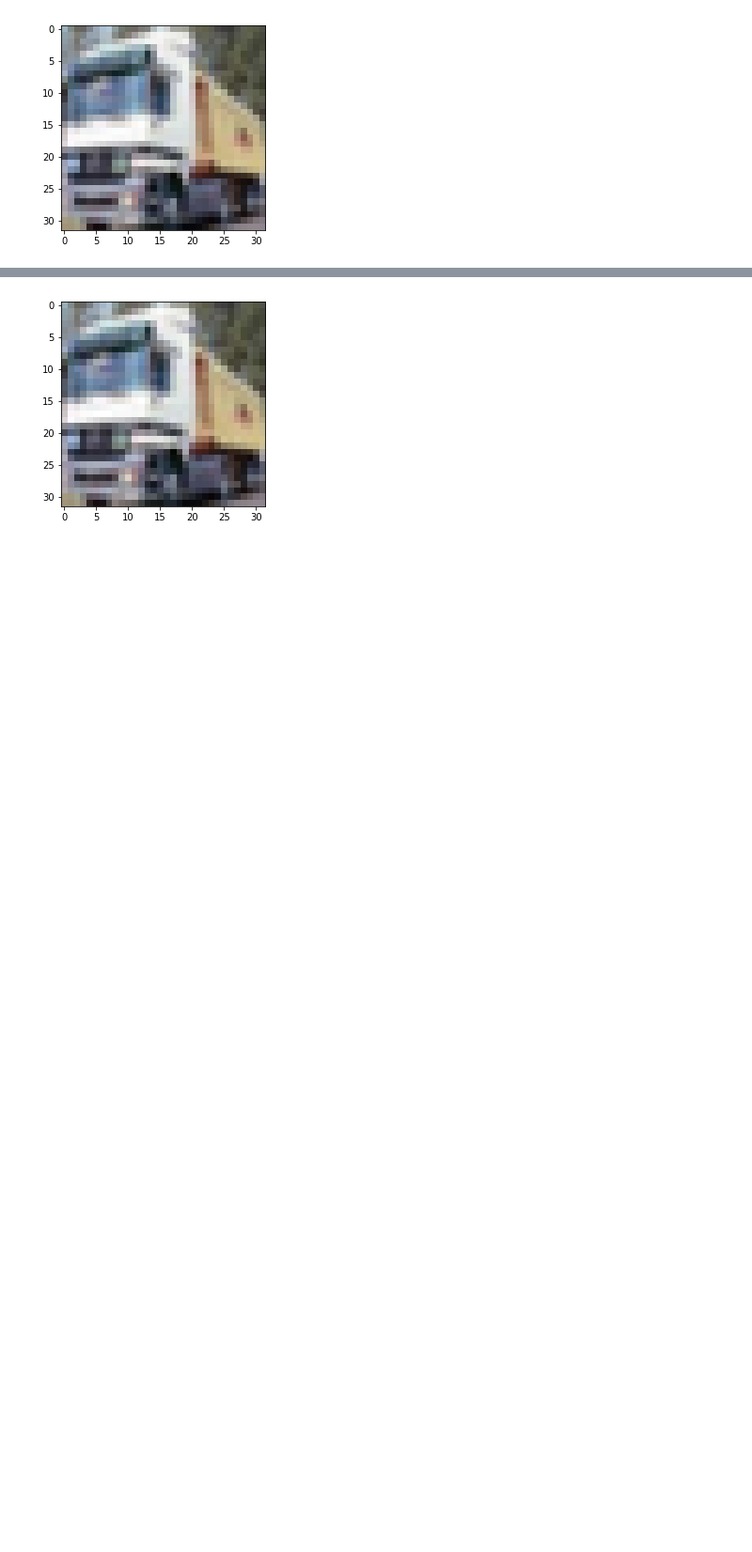
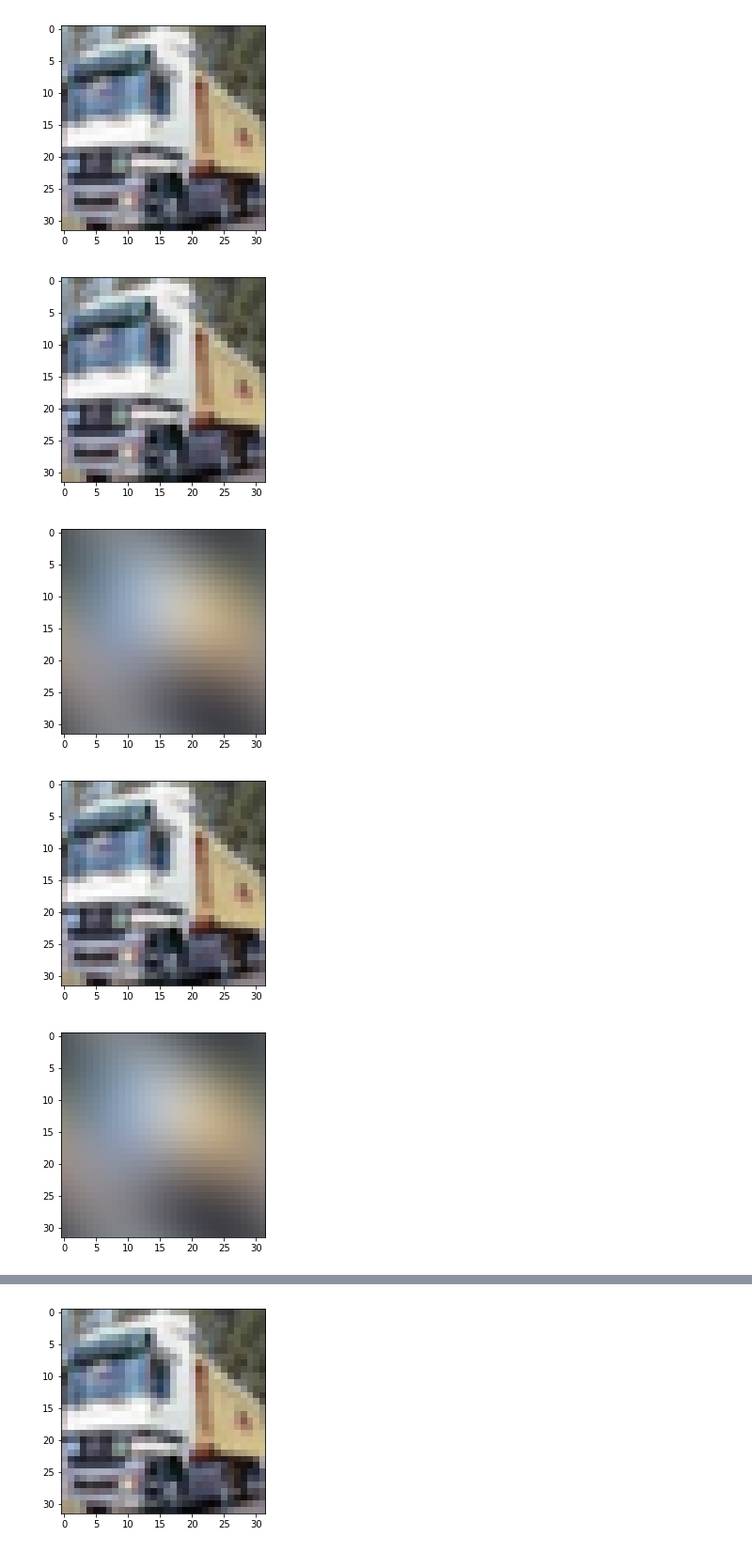
Before and after one commit to oracleofnj/spectral-repr-cnns, a Jupyter notebook: src/Frequency_Dropout_Testing.ipynb, the cells around one changed output, grey strips where cells are left out. Shown at 94% size. Saved outputs shown, nothing was run; the diff lists cells and outputs as text; code cells hidden in the pictures; blank space fills up the shorter version.

```diff
--- a/src/Frequency_Dropout_Testing.ipynb
+++ b/src/Frequency_Dropout_Testing.ipynb
@@ -29,3 +29,20 @@ plt.imshow(images[1], cmap='gray')
 # %% [output]
 <matplotlib.image.AxesImage at 0x...>
 [figure]
+# %%
+from modules.frequency_dropout import frequency_dropout_mask
+frq_drop_mask = frequency_dropout_mask(32, tf.random_uniform([],17))
+one_image = tf.constant(np.moveaxis(images[1],-1,0), dtype=tf.complex64)
+one_image_fft = tf.fft2d(one_image)
+one_image_trunc = one_image_fft * frq_drop_mask
+one_image_back = tf.real(tf.ifft2d(one_image_trunc))
+with tf.Session() as sess:
+    image_truncs = [np.moveaxis(sess.run(one_image_back),0,-1) for i in range(10)]
+for image_trunc in image_truncs:
+    plt.imshow(np.clip(image_trunc, 0, 1), cmap='gray')
+    plt.show()
+# %% [output]
+[figure, added]
+[figure, added]
+[figure, added]
+[figure, added]
```
Also changed, not shown: parts of 4 cells of this notebook.
